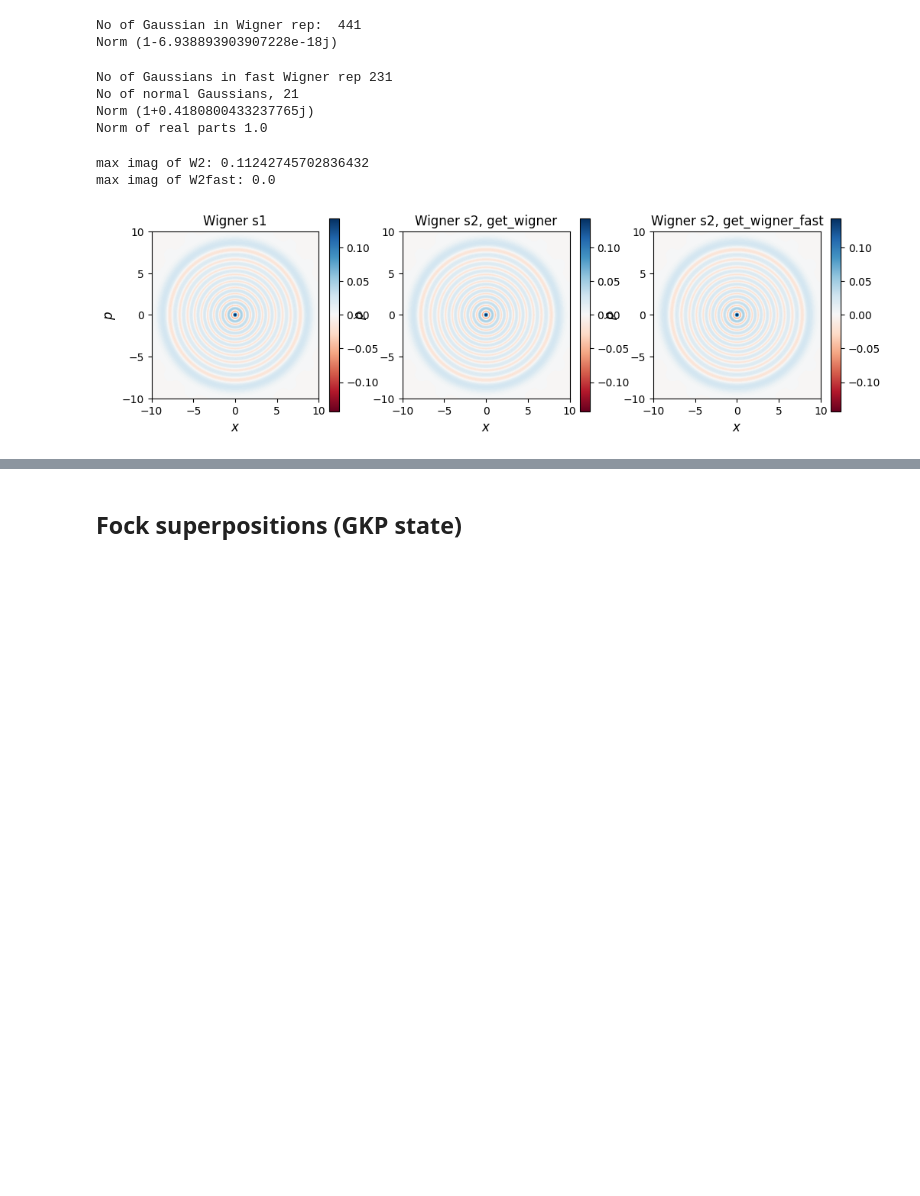
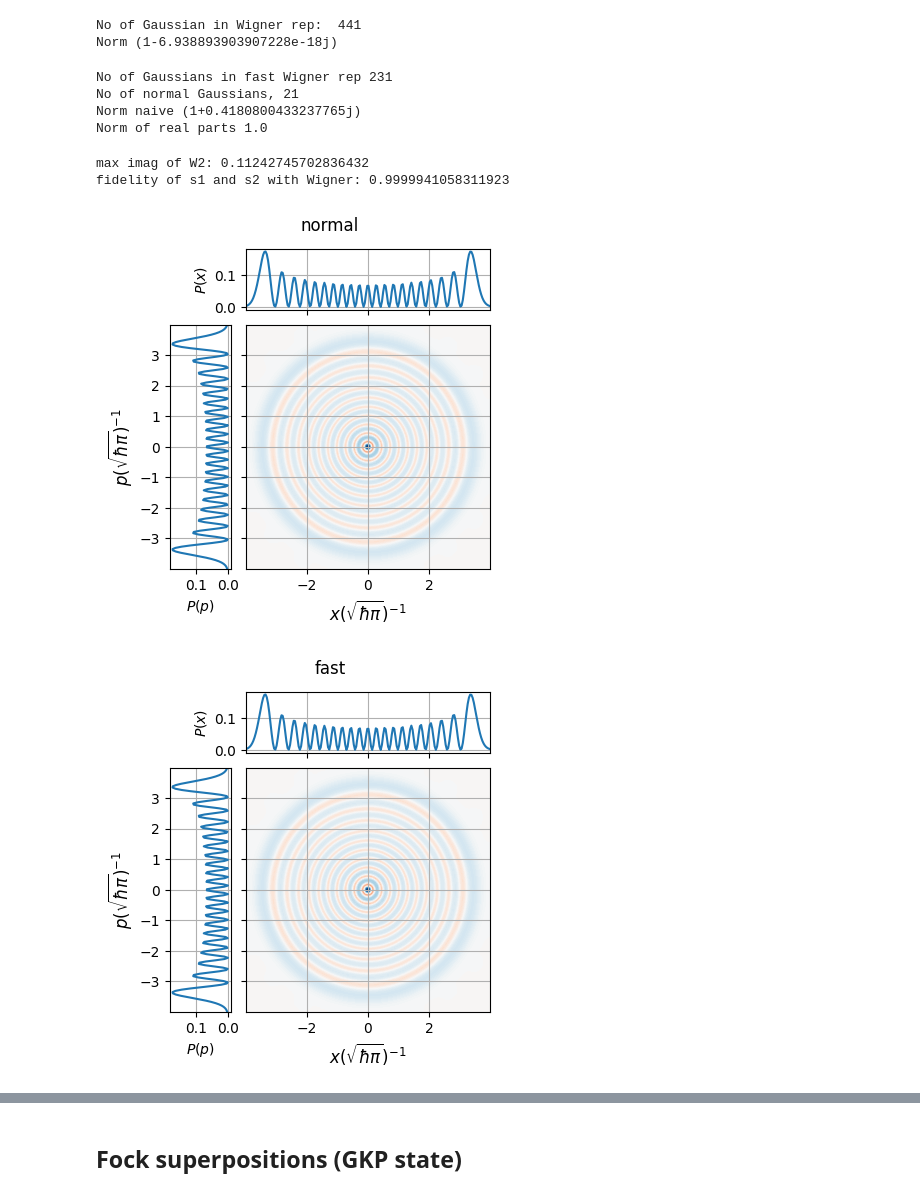
Before and after one commit to qpit/lcg_plus, a Jupyter notebook: inprogress/FockFast.ipynb, the cells around one changed output, grey strips where cells are left out. Cells and saved outputs as stored; diff of their text form; code cells hidden in the pictures; blank space fills up the shorter version.

```diff
--- a/inprogress/FockFast.ipynb
+++ b/inprogress/FockFast.ipynb
@@ -51,7 +29,7 @@ s1 = State(1)
 s1.update_data([m,c,w])
 print('No of Gaussian in Wigner rep: ', len(w))
 print('Norm', np.sum(w))
-W1 = s1.get_wigner(x,x)
+W1 = s1.get_wigner_bosonic(x,x)
 # %% [output]
 No of Gaussian in Wigner rep:  441
 Norm (1-6.938893903907228e-18j)
@@ -62,32 +40,28 @@ m, c, w, k = gen_fock_coherent(n,1e-5,fast =True)
 
 print('No of Gaussians in fast Wigner rep', len(w))
 print(f'No of normal Gaussians, {k}')
-print('Norm', np.sum(w))
+print('Norm naive', np.sum(w))
 print('Norm of real parts', np.sum(w.real))
 s2 = State(1)
-s2.update_data([m,c,w], k=k)
-W2 = s2.get_wigner(x,x)
-W2fast = get_wigner_fast(s2,k,x,x)
+s2.update_data([m,c,w,k])
+W2 = s2.get_wigner_bosonic(x,x)
 # %% [output]
 No of Gaussians in fast Wigner rep 231
 No of normal Gaussians, 21
-Norm (1+0.4180800433237765j)
+Norm naive (1+0.4180800433237765j)
 Norm of real parts 1.0
 # %%
-fig, axes = plt.subplots(1,3,figsize=(12,4))
-plot_wig(axes[0], W1, x,x)
-axes[0].set_title('Wigner s1')
-plot_wig(axes[1], W2,x,x)
-axes[1].set_title('Wigner s2, get_wigner')
-plot_wig(axes[2], W2fast,x,x)
-axes[2].set_title('Wigner s2, get_wigner_fast')
+plot_wigner_marginals(W1,x,x,'normal')
+plot_wigner_marginals(W2,x,x,'fast')
+
 print('max imag of W2:', np.max(W2.imag))
-print('max imag of W2fast:', np.max(W2fast.imag))
+print('fidelity of s1 and s2 with Wigner:', fidelity_with_wigner(W1,W2.real,x,x))
 plt.show()
 # %% [output]
 max imag of W2: 0.11242745702836432
-max imag of W2fast: 0.0
+fidelity of s1 and s2 with Wigner: 0.9999941058311923
-[figure, old version]
+[figure, new version]
+[figure, added]
 # %%
 #Normal fidelity functions no longer work for fast Wigner
 
```
Also changed, not shown: parts of 16 cells of this notebook.
